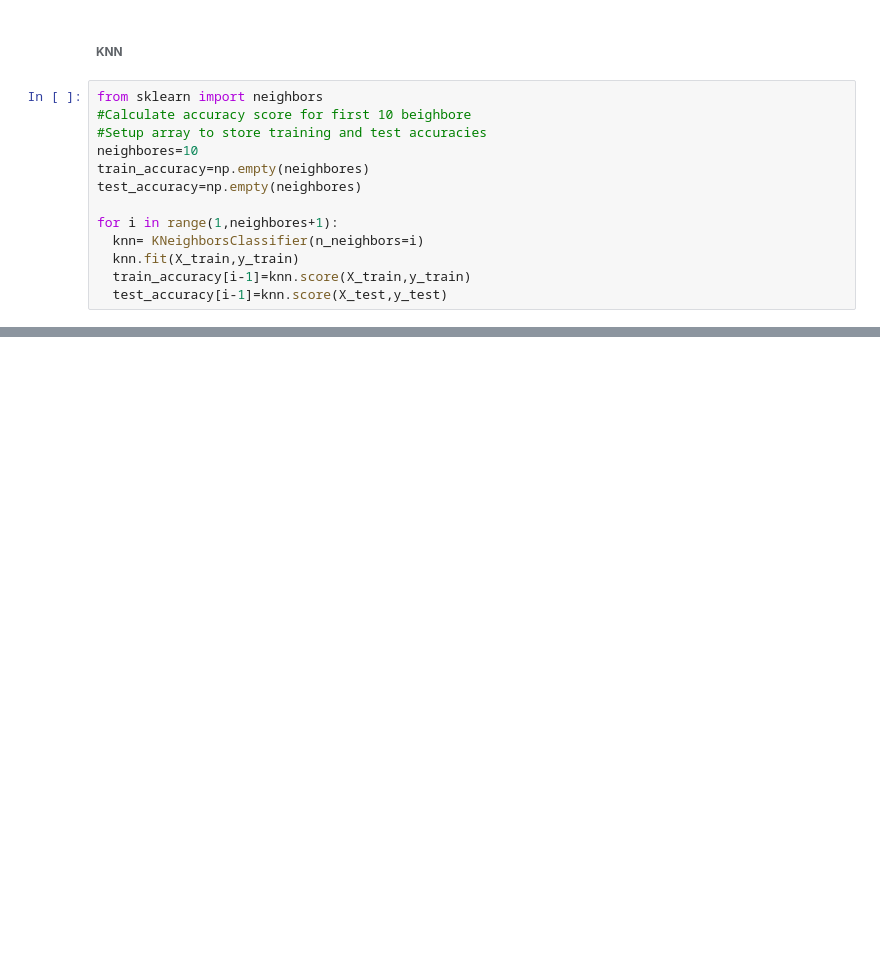
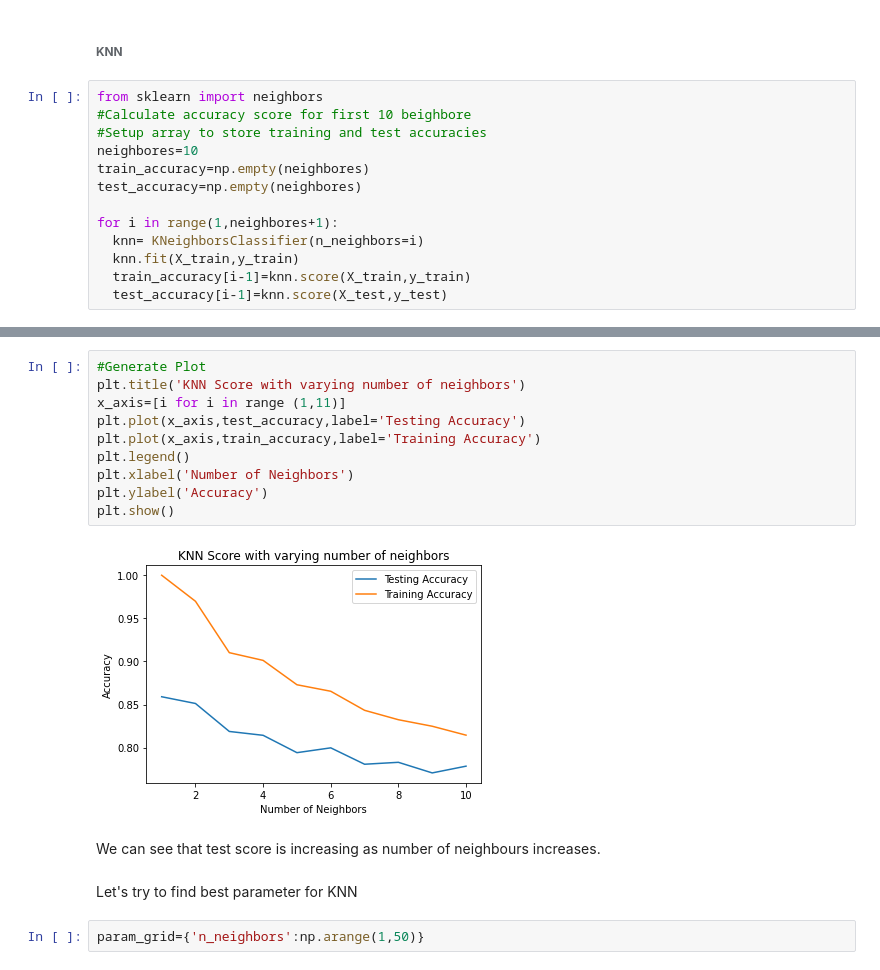
Before and after one commit to ambika1us/Cardiovascular_Risk_Prediction, a Jupyter notebook: Ambika_Prasad_Cardiovascular_Risk_Prediction.ipynb, the cells around one changed output, grey strips where cells are left out. Drawn from its saved outputs; the diff is of its cells as text; blank space fills up the shorter version.

```diff
--- a/Ambika_Prasad_Cardiovascular_Risk_Prediction.ipynb
+++ b/Ambika_Prasad_Cardiovascular_Risk_Prediction.ipynb
@@ -593,0 +603,18 @@ for i in range(1,neighbores+1):
+# %%
+#Generate Plot
+plt.title('KNN Score with varying number of neighbors')
+x_axis=[i for i in range (1,11)]
+plt.plot(x_axis,test_accuracy,label='Testing Accuracy')
+plt.plot(x_axis,train_accuracy,label='Training Accuracy')
+plt.legend()
+plt.xlabel('Number of Neighbors')
+plt.ylabel('Accuracy')
+plt.show()
+# %% [output]
+[figure, added]
+# %% [markdown]
+We can see that test score is increasing as number of neighbours increases.
+# %% [markdown]
+Let's try to find best parameter for KNN
+# %%
+param_grid={'n_neighbors':np.arange(1,50)}
```
Also changed, not shown: parts of 14 cells of this notebook.
